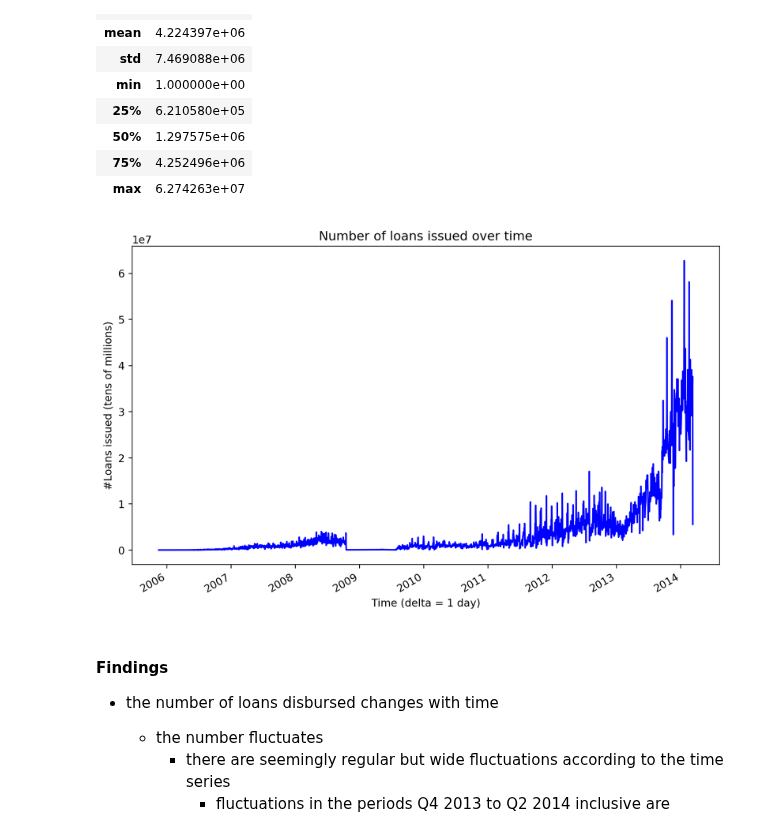
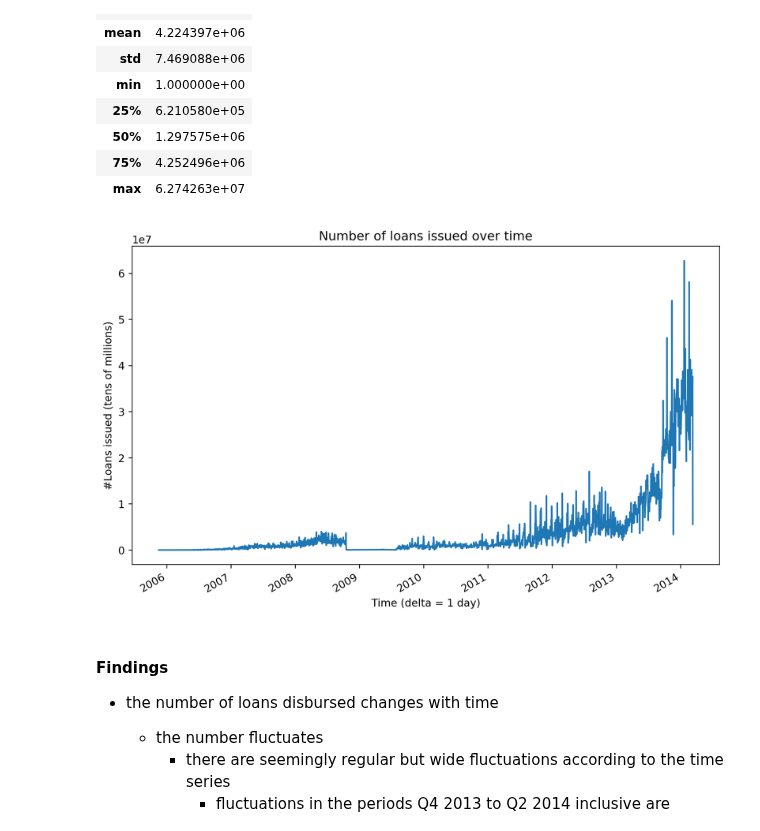
Before and after one commit to brk-a/alx-t-data-analyst, a Jupyter notebook: 0x02-project_3_visualise_data/Part_I_exploration_template.ipynb, the cells around one changed output. Saved outputs shown, nothing was run; the diff lists cells and outputs as text; code cells hidden in the pictures.

```diff
--- a/0x02-project_3_visualise_data/Part_I_exploration_template.ipynb
+++ b/0x02-project_3_visualise_data/Part_I_exploration_template.ipynb
@@ -452,10 +517,10 @@ a.describe()
 # %%
 #time series plot for `sum_loan_plot` by the day
 create_fig('Time (Days)', '#Loans issued (tens of millions)', 'Number of loans issued over time')
-sum_loan_time.plot(kind='line',color='blue')
+sum_loan_time.plot(kind='line',color=default_blue)
 plt.xlabel('Time (delta = 1 day)');
 # %% [output]
-[figure, old version]
+[figure, new version]
 # %% [markdown]
 #### Findings
 
```
Also changed, not shown: parts of 23 cells of this notebook.
